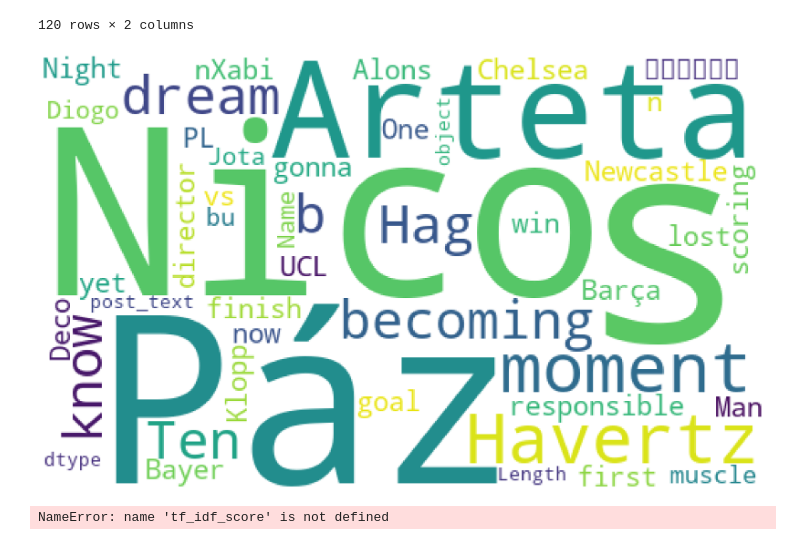
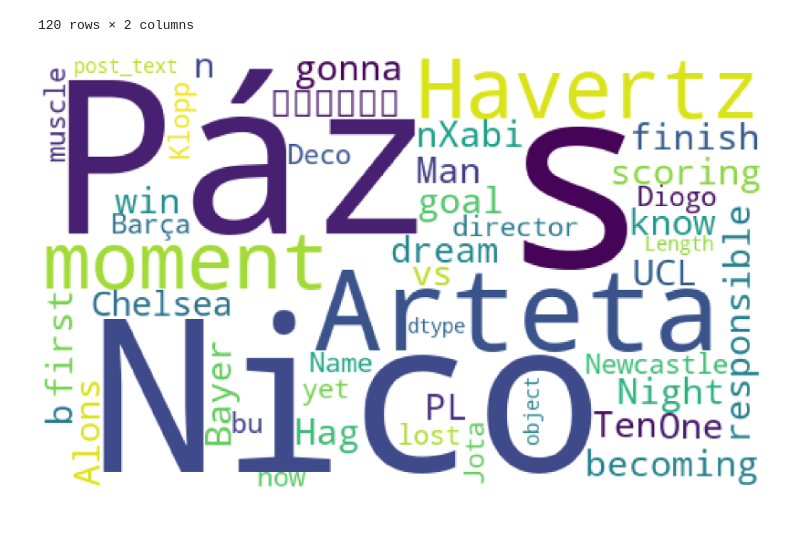
Before and after one commit to phulocnguyen/Facebook-Data-Analysis, a Jupyter notebook: Data Analysis.ipynb, the cells around one changed output. Cells and saved outputs as stored; diff of their text form; code cells hidden in the pictures.

```diff
--- a/Data Analysis.ipynb
+++ b/Data Analysis.ipynb
@@ -594,24 +682,11 @@ df_text
 # %%
 from wordcloud import WordCloud, STOPWORDS
 
-wordcloud = WordCloud(stopwords=STOPWORDS,
-                          background_color='white',
-                      max_words=300,
-                      width=500, height=300
-                         ).generate(text)
-plt.figure(figsize=(40,20))
+wordcloud = WordCloud(stopwords=STOPWORDS, background_color='white', max_words=300, width=500, height=300).generate(text)
+plt.figure(figsize=(30,15))
 plt.clf()
 plt.imshow(wordcloud)
 plt.axis('off')
 plt.show()
 # %% [output]
-[figure, old version]
+[figure, new version]
-# %%
-def get_top_n(dict_elem, n):
-    result = dict(sorted(dict_elem.items(), key = itemgetter(1), reverse = True)[:n])
-    return result
-
-from operator import itemgetter
-get_top_n(tf_idf_score, 10)
-# %% [output]
-NameError: name 'tf_idf_score' is not defined
```
Also changed, not shown: parts of 10 cells of this notebook, 2 other files.
